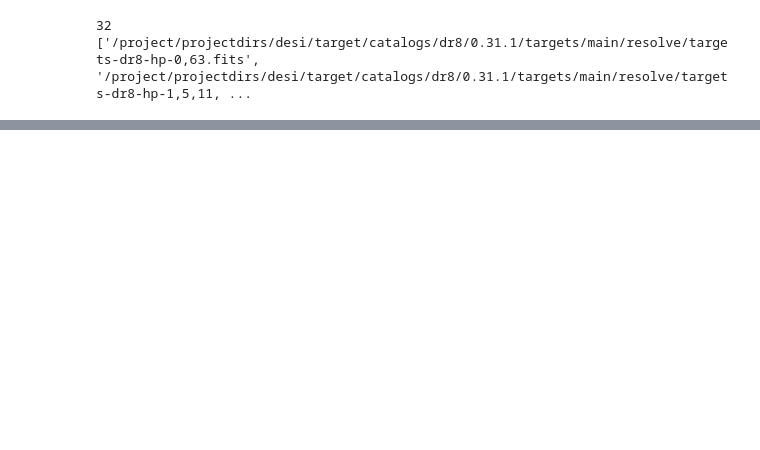
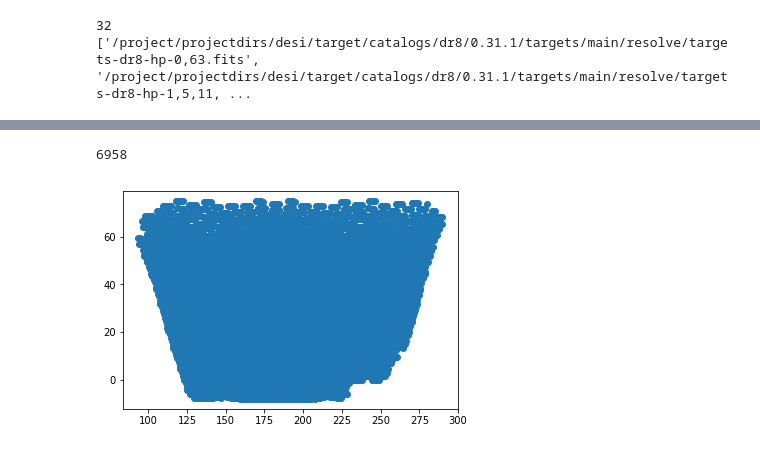
Before and after one commit to forero/fiberassign_explore, a Jupyter notebook: explore_DR8.ipynb, the cells around one changed output, grey strips where cells are left out. Drawn from its saved outputs; the diff is of its cells as text; code cells hidden in the pictures; blank space fills up the shorter version.

```diff
--- a/explore_DR8.ipynb
+++ b/explore_DR8.ipynb
@@ -35,0 +105,12 @@ plt.axis('equal')
+# %%
+tiles_bright = Table.read('tiles_dark_gray_time_north.fits')
+print(len(tiles_bright))
+plt.scatter(tiles_bright['RA'], tiles_bright['DEC'])
+ii = (tiles_bright['RA']<80) | (tiles_bright['RA']>300)
+jj = (tiles_bright['RA']>80) & (tiles_bright['RA']<300)
+
+#plt.scatter(tiles_bright['RA'][ii], tiles_bright['DEC'][ii])
+#plt.scatter(tiles_bright['RA'][jj], tiles_bright['DEC'][jj])
+# %% [output]
+6958
+[figure, added]
```
Also changed, not shown: parts of 14 cells of this notebook.
